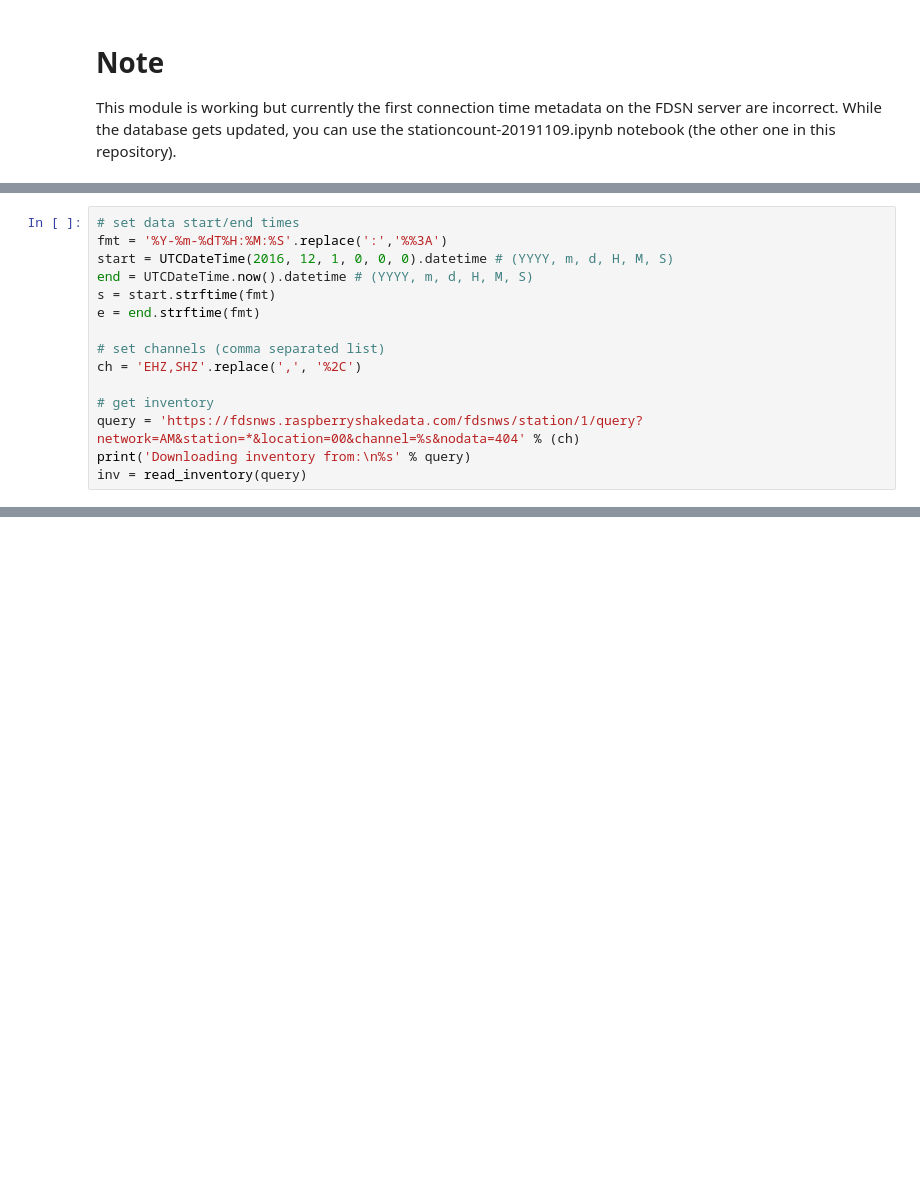
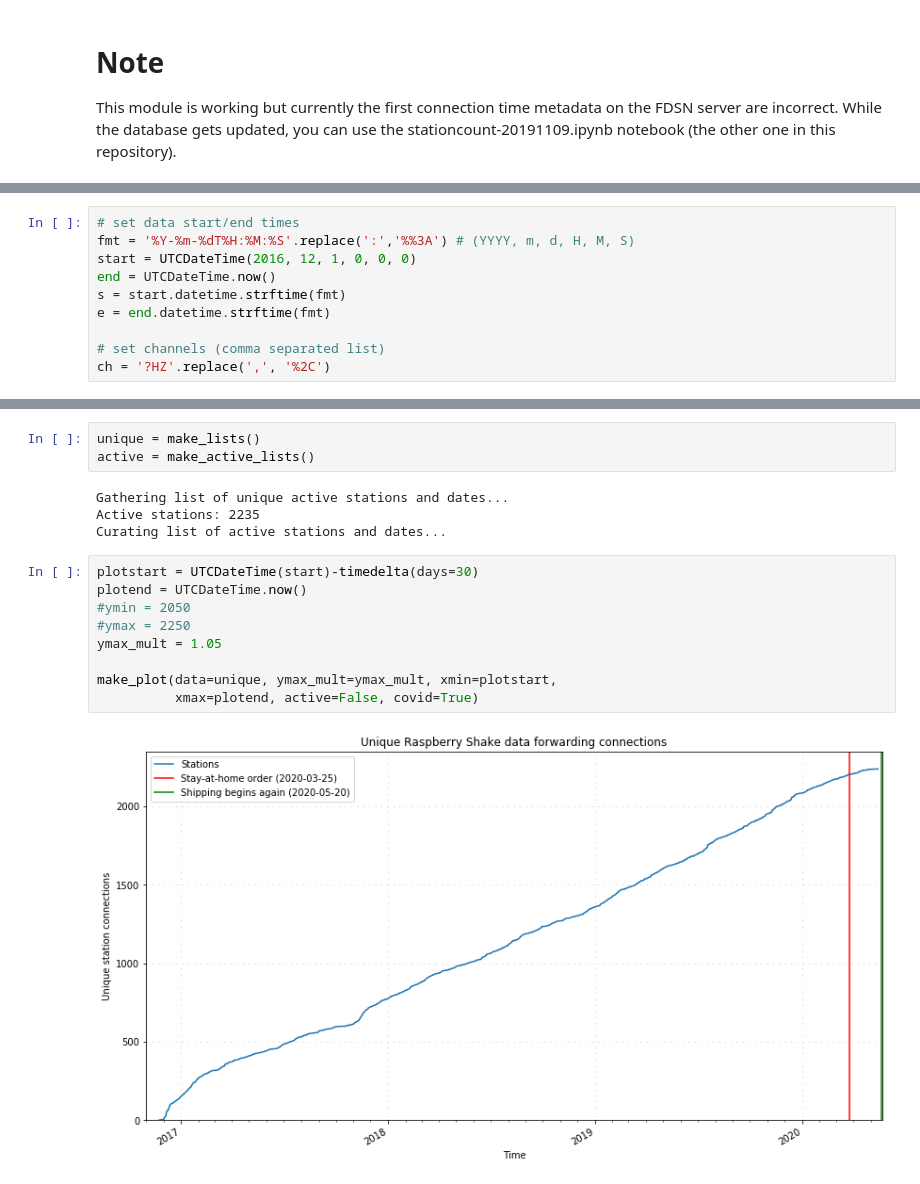
Before and after one commit to raspishake/stationcount, a Jupyter notebook: stationcount.ipynb, the cells around one changed output, grey strips where cells are left out. Cells and saved outputs as stored; diff of their text form; blank space fills up the shorter version.

Commit message:
updating for covid and new inventory issues

```diff
--- a/stationcount.ipynb
+++ b/stationcount.ipynb
@@ -73,15 +148,10 @@ def make_lists():
 # %%
 # set data start/end times
-fmt = '%Y-%m-%dT%H:%M:%S'.replace(':','%%3A')
-start = UTCDateTime(2016, 12, 1, 0, 0, 0).datetime # (YYYY, m, d, H, M, S)
-end = UTCDateTime.now().datetime # (YYYY, m, d, H, M, S)
-s = start.strftime(fmt)
-e = end.strftime(fmt)
+fmt = '%Y-%m-%dT%H:%M:%S'.replace(':','%%3A') # (YYYY, m, d, H, M, S)
+start = UTCDateTime(2016, 12, 1, 0, 0, 0)
+end = UTCDateTime.now()
+s = start.datetime.strftime(fmt)
+e = end.datetime.strftime(fmt)
 
 # set channels (comma separated list)
-ch = 'EHZ,SHZ'.replace(',', '%2C')
-
-# get inventory
-query = 'https://fdsnws.raspberryshakedata.com/fdsnws/station/1/query?network=AM&station=*&location=00&channel=%s&nodata=404' % (ch)
-print('Downloading inventory from:\n%s' % query)
-inv = read_inventory(query)
+ch = '?HZ'.replace(',', '%2C')
@@ -98,0 +187,18 @@ plt.show()
+# %%
+unique = make_lists()
+active = make_active_lists()
+# %% [output]
+Gathering list of unique active stations and dates...
+Active stations: 2235
+Curating list of active stations and dates...
+# %%
+plotstart = UTCDateTime(start)-timedelta(days=30)
+plotend = UTCDateTime.now()
+#ymin = 2050
+#ymax = 2250
+ymax_mult = 1.05
+
+make_plot(data=unique, ymax_mult=ymax_mult, xmin=plotstart,
+          xmax=plotend, active=False, covid=True)
+# %% [output]
+[figure, added]
```
Also changed, not shown: parts of 10 cells of this notebook, 8 other files.
